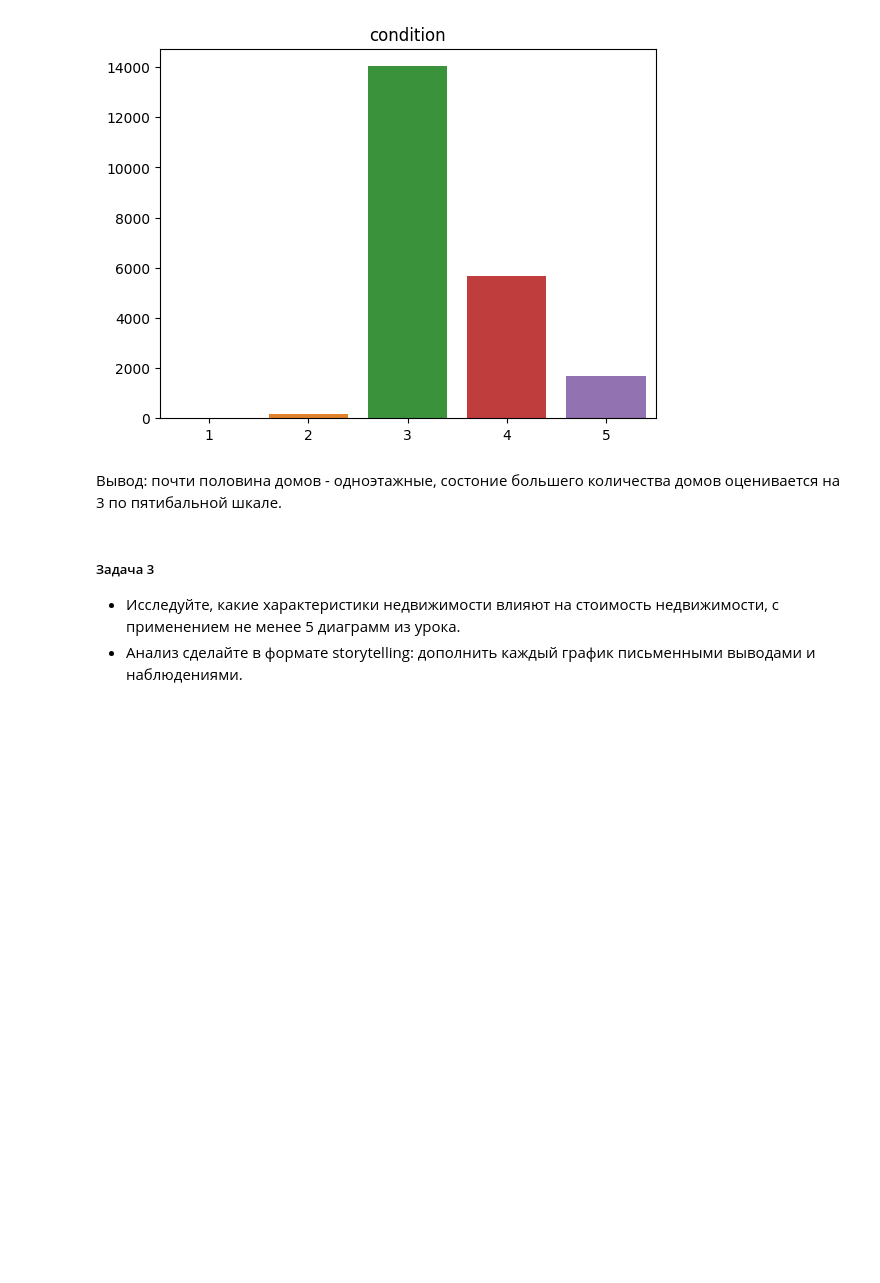
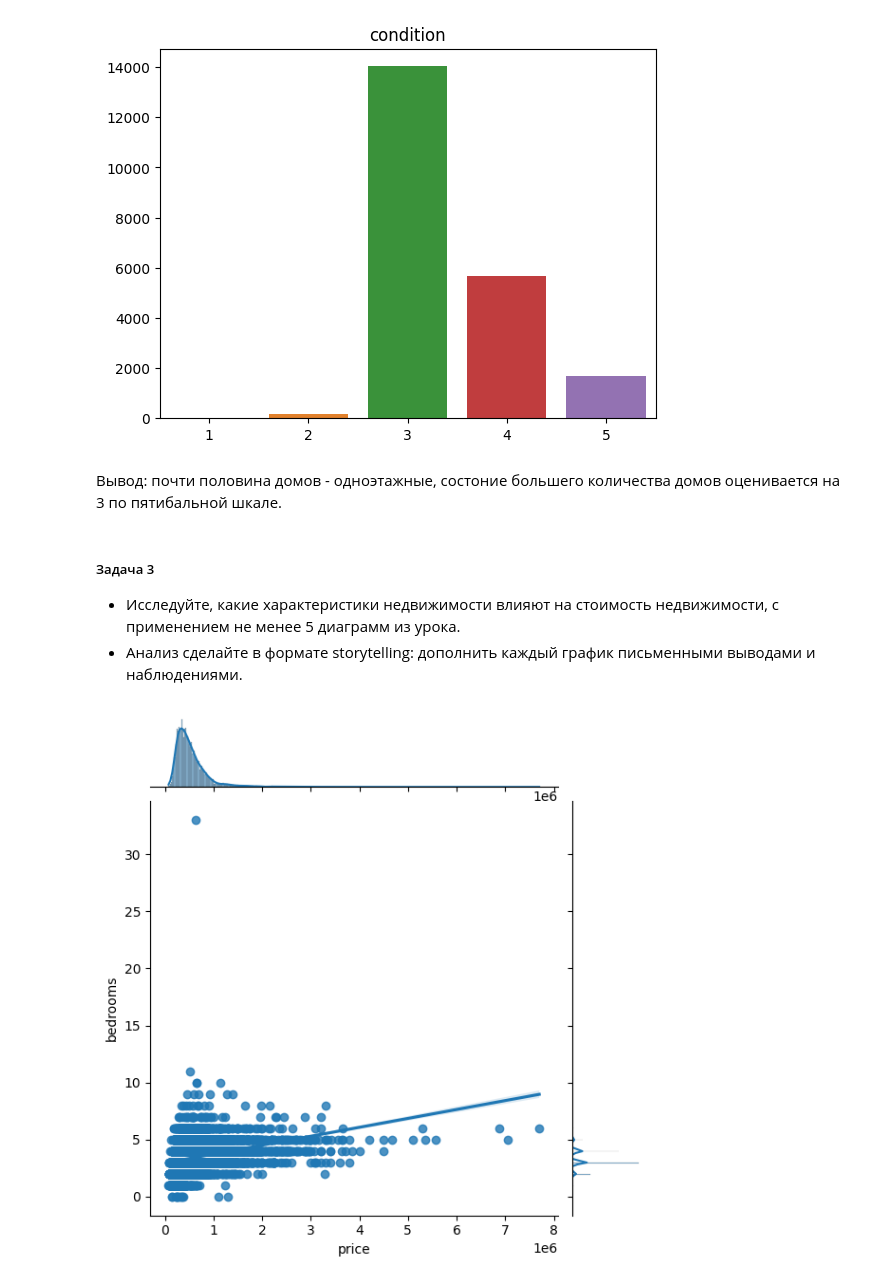
Before and after one commit to kudaevalyudmila1/Python-Analytics, a Jupyter notebook: HomeWork4_Result.ipynb, the cells around one changed output. Saved outputs shown, nothing was run; the diff lists cells and outputs as text; code cells hidden in the pictures; blank space fills up the shorter version.

```diff
--- a/HomeWork4_Result.ipynb
+++ b/HomeWork4_Result.ipynb
@@ -97,3 +97,7 @@ plt.show()
  ##### Задача 3
 * Исследуйте, какие характеристики недвижимости влияют на стоимость недвижимости, с применением не менее 5 диаграмм из урока.
 * Анализ сделайте в формате storytelling: дополнить каждый график письменными выводами и наблюдениями.
+# %%
+sns.jointplot(x=df['price'], y=df['bedrooms'], kind='reg');
+# %% [output]
+[figure, added]
```
Also changed, not shown: parts of 9 cells of this notebook.
